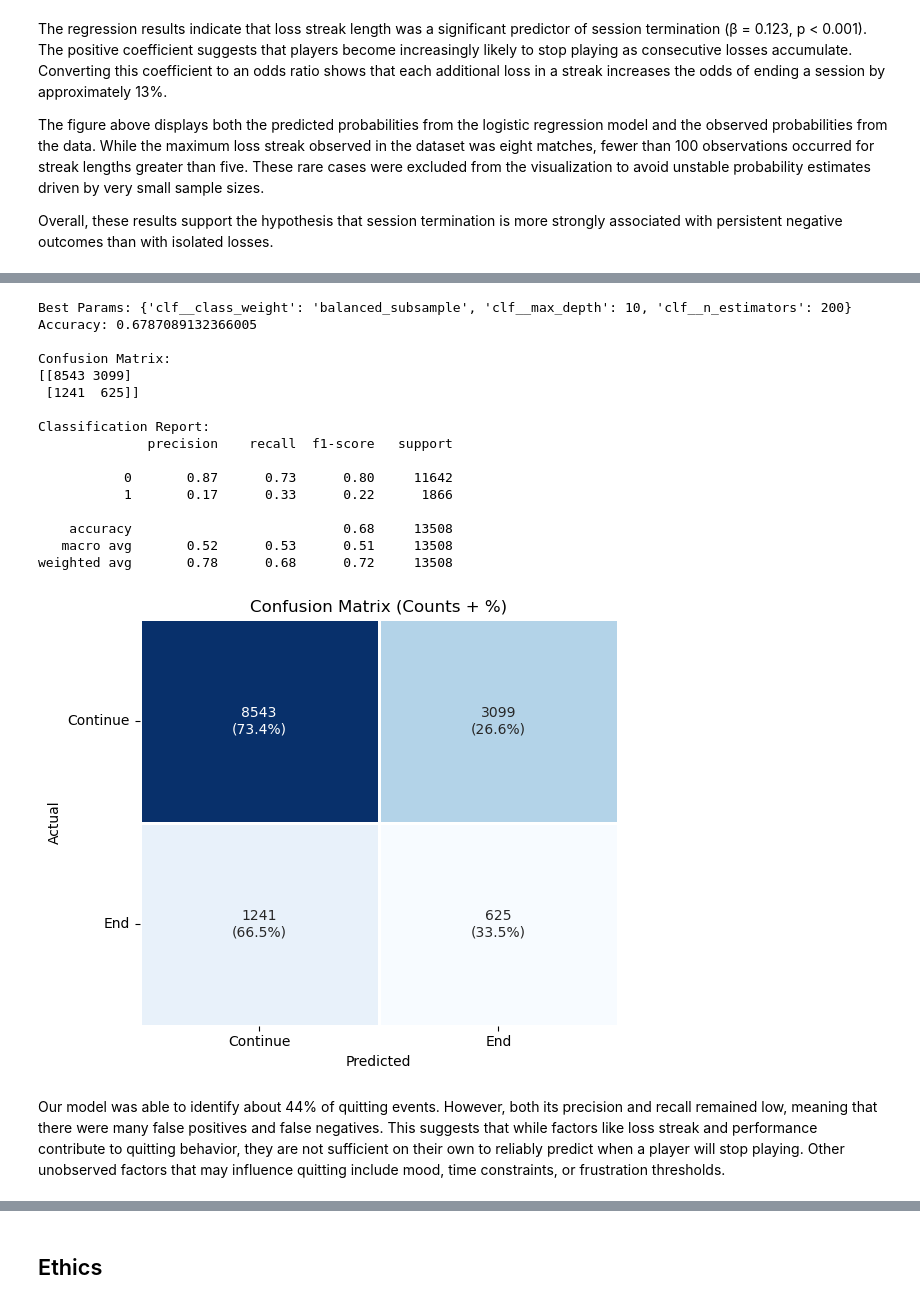
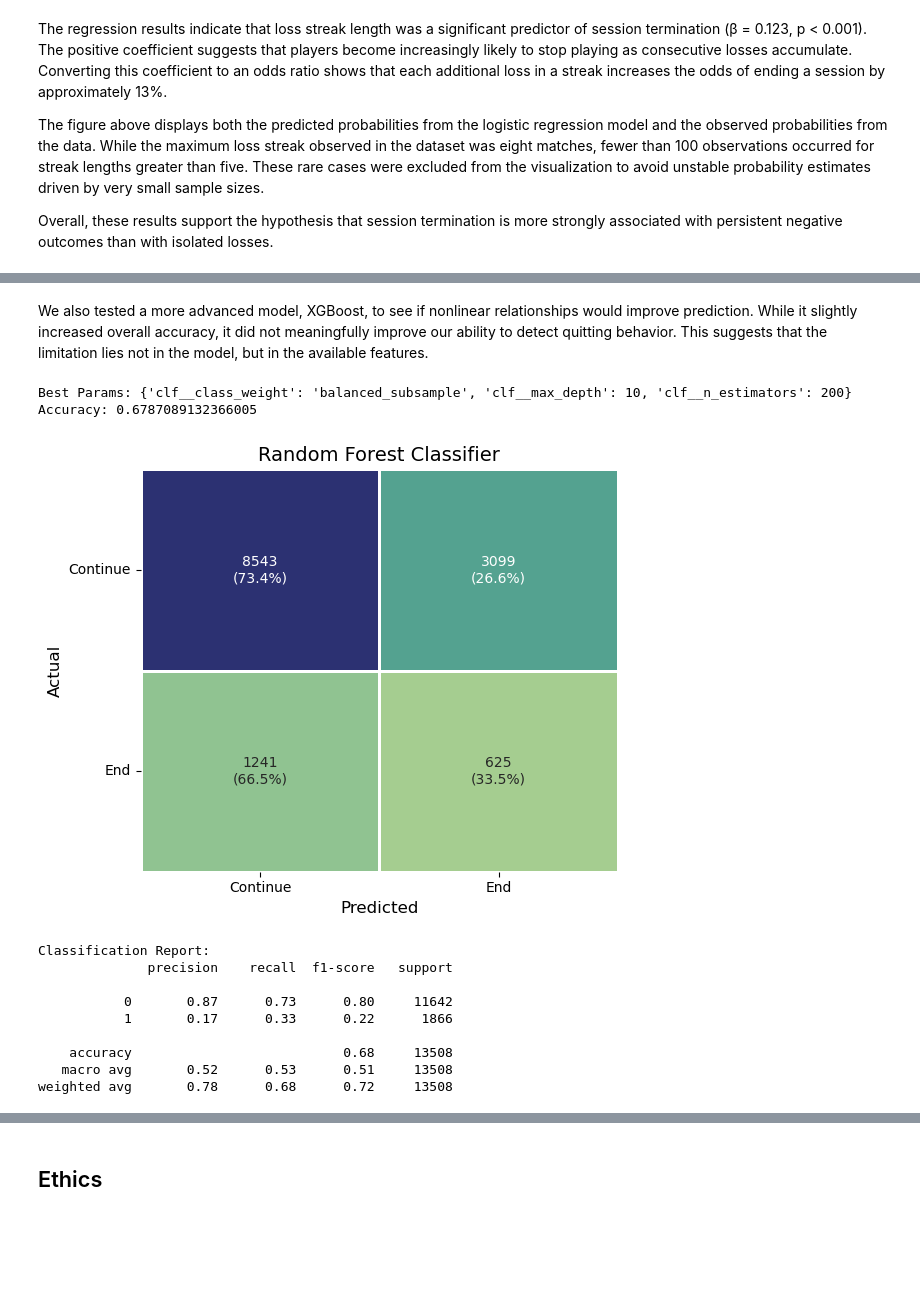
Before and after one commit to COGS108/Group126_WI26, a Jupyter notebook: 03-FinalProject.ipynb, the cells around one changed output, grey strips where cells are left out. Saved outputs shown, nothing was run; the diff lists cells and outputs as text; code cells hidden in the pictures; blank space fills up the shorter version.

```diff
--- a/03-FinalProject.ipynb
+++ b/03-FinalProject.ipynb
@@ -648,76 +686,40 @@ weighted avg       0.78      0.64      0.69     13508
+# %% [markdown]
+We also tested a more advanced model, XGBoost, to see if nonlinear relationships would improve prediction. While it slightly increased overall accuracy, it did not meaningfully improve our ability to detect quitting behavior. This suggests that the limitation lies not in the model, but in the available features.
 # %%
 #random forest classifier
 pipe = Pipeline([
     ('preprocessor', preprocessor),
     ('clf', RandomForestClassifier(random_state=42))
 ])
 
 param_grid = {
     'clf__n_estimators': [100, 200],
     'clf__max_depth': [None, 10, 20],
     'clf__class_weight': ['balanced', 'balanced_subsample']
 }
 
 
 grid = GridSearchCV(pipe, param_grid, cv=5, scoring='f1_macro', n_jobs=-1)
 grid.fit(X_train, y_train)
 
 best_model = grid.best_estimator_
 y_pred = best_model.predict(X_test)
 
 print(f"Best Params: {grid.best_params_}")
 print(f"Accuracy: {accuracy_score(y_test, y_pred)}")
-print("\nConfusion Matrix:")
-print(confusion_matrix(y_test, y_pred))
+plot_confusion_matrix(y_test, y_pred, title="Random Forest Classifier")
 print("\nClassification Report:")
 print(classification_report(y_test, y_pred))
 # %% [output]
 Best Params: {'clf__class_weight': 'balanced_subsample', 'clf__max_depth': 10, 'clf__n_estimators': 200}
 Accuracy: 0.6787089132366005
-
-Confusion Matrix:
-[[8543 3099]
- [1241  625]]
-
-Classification Report:
-              precision    recall  f1-score   support
-
-           0       0.87      0.73      0.80     11642
-           1       0.17      0.33      0.22      1866
-
-    accuracy                           0.68     13508
-   macro avg       0.52      0.53      0.51     13508
-weighted avg       0.78      0.68      0.72     13508
+[figure, added]
+Classification Report:
+              precision    recall  f1-score   support
+
+           0       0.87      0.73      0.80     11642
+           1       0.17      0.33      0.22      1866
+
+    accuracy                           0.68     13508
+   macro avg       0.52      0.53      0.51     13508
+weighted avg       0.78      0.68      0.72     13508
-# %%
-cm = confusion_matrix(y_test, y_pred)
-cm_percent = cm / cm.sum(axis=1, keepdims=True)
-
-labels = np.array([
-    [f"{cm[i,j]}\n({cm_percent[i,j]*100:.1f}%)" for j in range(cm.shape[1])]
-    for i in range(cm.shape[0])
-])
-
-plt.figure(figsize=(6,5))
-
-sns.heatmap(
-    cm,
-    annot=labels,
-    fmt="",
-    cmap="Blues",
-    cbar=False,
-    linewidths=1
-)
-
-plt.xlabel("Predicted")
-plt.ylabel("Actual")
-plt.title("Confusion Matrix (Counts + %)")
-
-plt.xticks([0.5, 1.5], ["Continue", "End"])
-plt.yticks([0.5, 1.5], ["Continue", "End"], rotation=0)
-
-plt.tight_layout()
-plt.show()
-# %% [output]
-[figure, removed]
-# %% [markdown]
-Our model was able to identify about 44% of quitting events. However, both its precision and recall remained low, meaning that there were many false positives and false negatives. This suggests that while factors like loss streak and performance contribute to quitting behavior, they are not sufficient on their own to reliably predict when a player will stop playing. Other unobserved factors that may influence quitting include mood, time constraints, or frustration thresholds.
```
Also changed, not shown: parts of 12 cells of this notebook, 1 other file.
